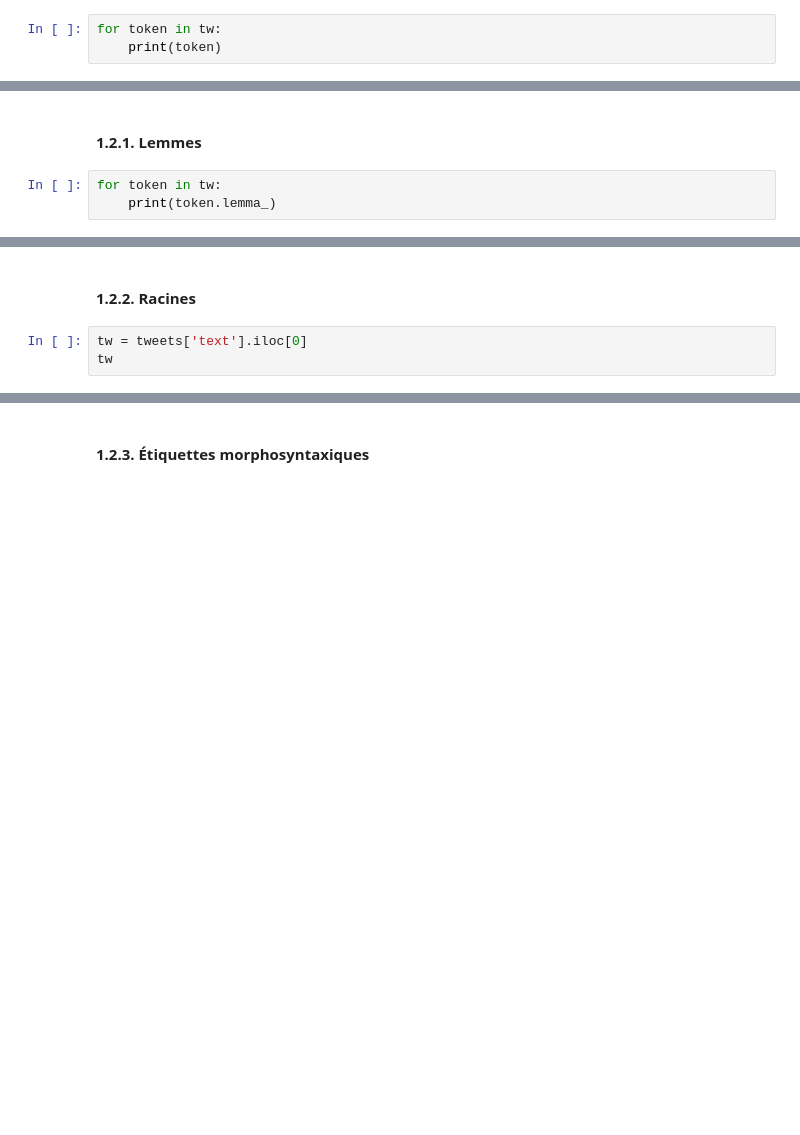
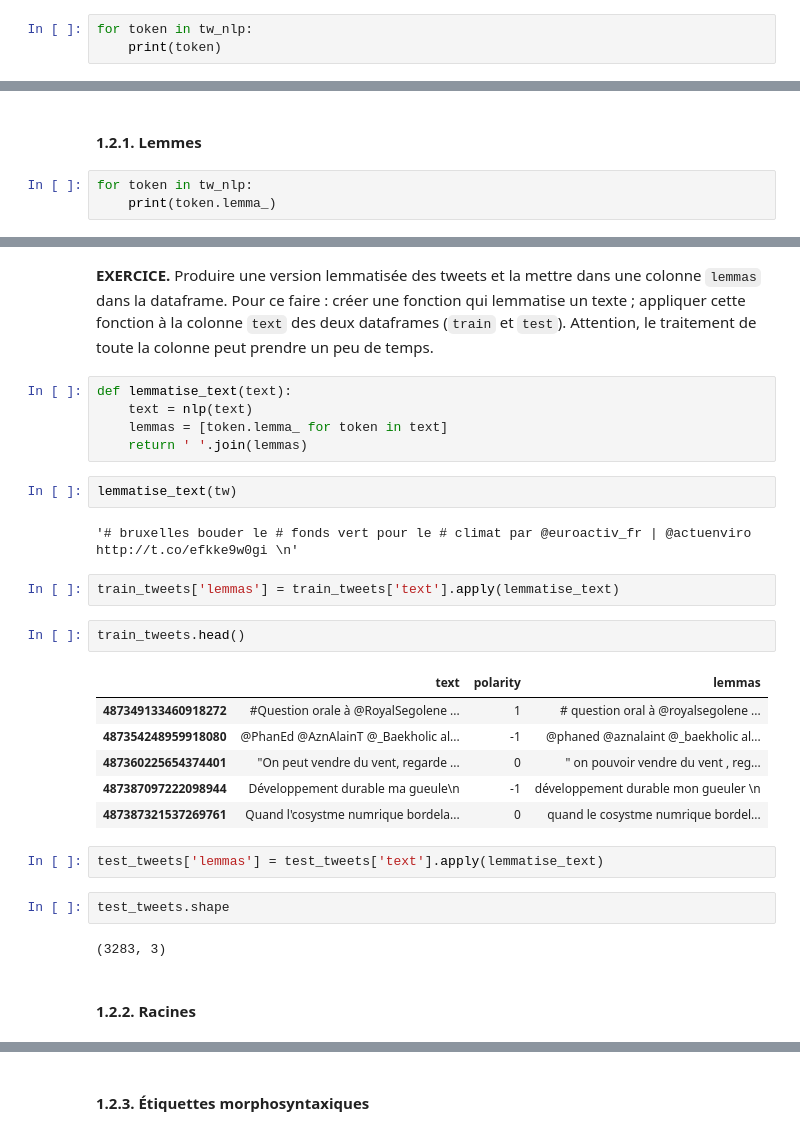
Before and after one commit to katvi/txMiningTD, a Jupyter notebook: Classification de tweets selon leur polarité.ipynb, the cells around one changed output, grey strips where cells are left out. Saved outputs shown, nothing was run; the diff lists cells and outputs as text; blank space fills up the shorter version.

```diff
--- a/Classification de tweets selon leur polarité.ipynb
+++ b/Classification de tweets selon leur polarité.ipynb
@@ -239,5 +237,5 @@ tw
 # %% [markdown]
 ### 1.1. Pas de sélection : mots tels quels
 # %%
-for token in tw:
+for token in tw_nlp:
     print(token)
@@ -248,5 +261,5 @@ Calculer chaque fois l'importance de la réduction (entre la taille du vocabulai
 # %% [markdown]
 #### 1.2.1. Lemmes
 # %%
-for token in tw:
+for token in tw_nlp:
     print(token.lemma_)
@@ -253,7 +283,32 @@ for token in tw:
+# %% [markdown]
+**EXERCICE.** Produire une version lemmatisée des tweets et la mettre dans une colonne `lemmas` dans la dataframe. Pour ce faire : créer une fonction qui lemmatise un texte ; appliquer cette fonction à la colonne `text` des deux dataframes (`train` et `test`). Attention, le traitement de toute la colonne peut prendre un peu de temps.
+# %%
+def lemmatise_text(text):
+    text = nlp(text)
+    lemmas = [token.lemma_ for token in text]
+    return ' '.join(lemmas)
+# %%
+lemmatise_text(tw)
+# %% [output]
+'# bruxelles bouder le # fonds vert pour le # climat par @euroactiv_fr | @actuenviro http://t.co/efkke9w0gi \n'
+# %%
+train_tweets['lemmas'] = train_tweets['text'].apply(lemmatise_text)
+# %%
+train_tweets.head()
+# %% [output]
+|  | text | polarity | lemmas |
+| 487349133460918272 | #Question orale à @RoyalSegolene ... | 1 | # question oral à @royalsegolene ... |
+| 487354248959918080 | @PhanEd @AznAlainT @_Baekholic al... | -1 | @phaned @aznalaint @_baekholic al... |
+| 487360225654374401 | "On peut vendre du vent, regarde ... | 0 | " on pouvoir vendre du vent , reg... |
+| 487387097222098944 | Développement durable ma gueule\n | -1 | développement durable mon gueuler \n |
+| 487387321537269761 | Quand l'cosystme numrique bordela... | 0 | quand le cosystme numrique bordel... |
+# %%
+test_tweets['lemmas'] = test_tweets['text'].apply(lemmatise_text)
+# %%
+test_tweets.shape
+# %% [output]
+(3283, 3)
 # %% [markdown]
 #### 1.2.2. Racines
-# %%
-tw = tweets['text'].iloc[0]
-tw
 # %%
 stemmer = SnowballStemmer('french')
```
Also changed, not shown: parts of 151 cells of this notebook.
